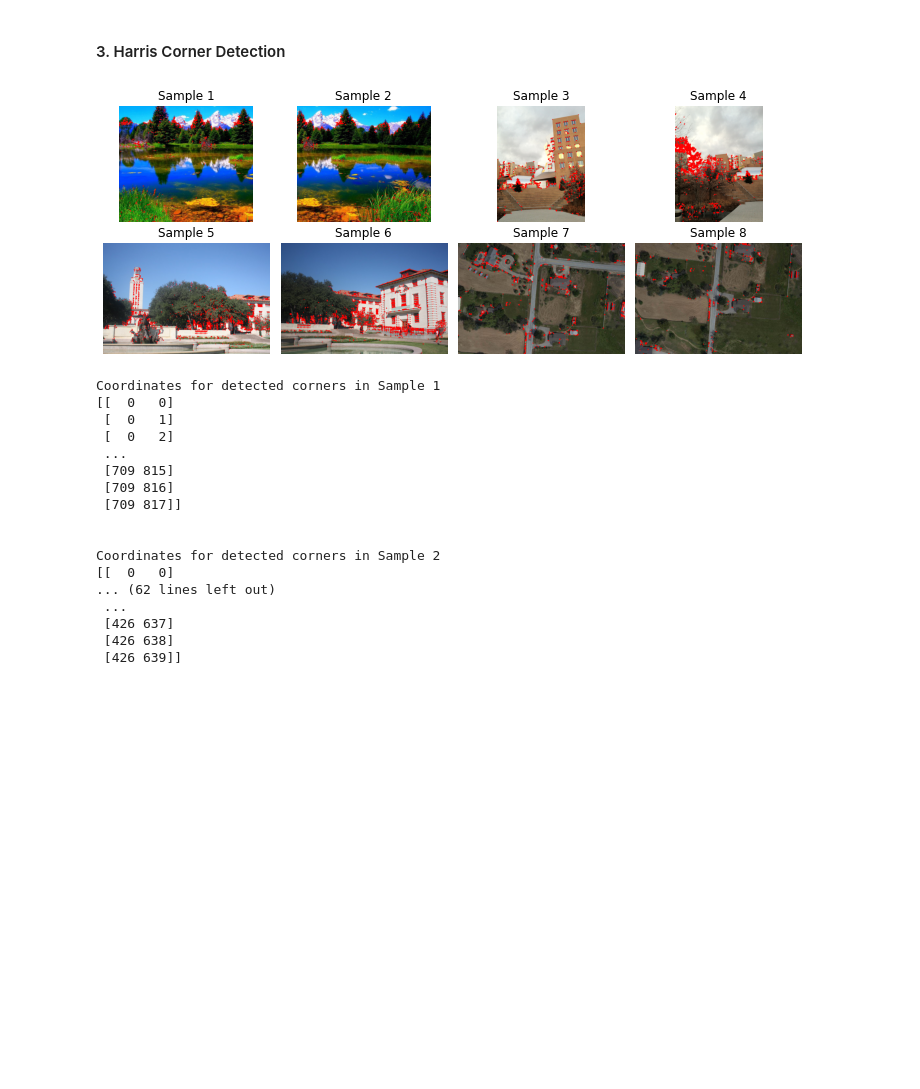
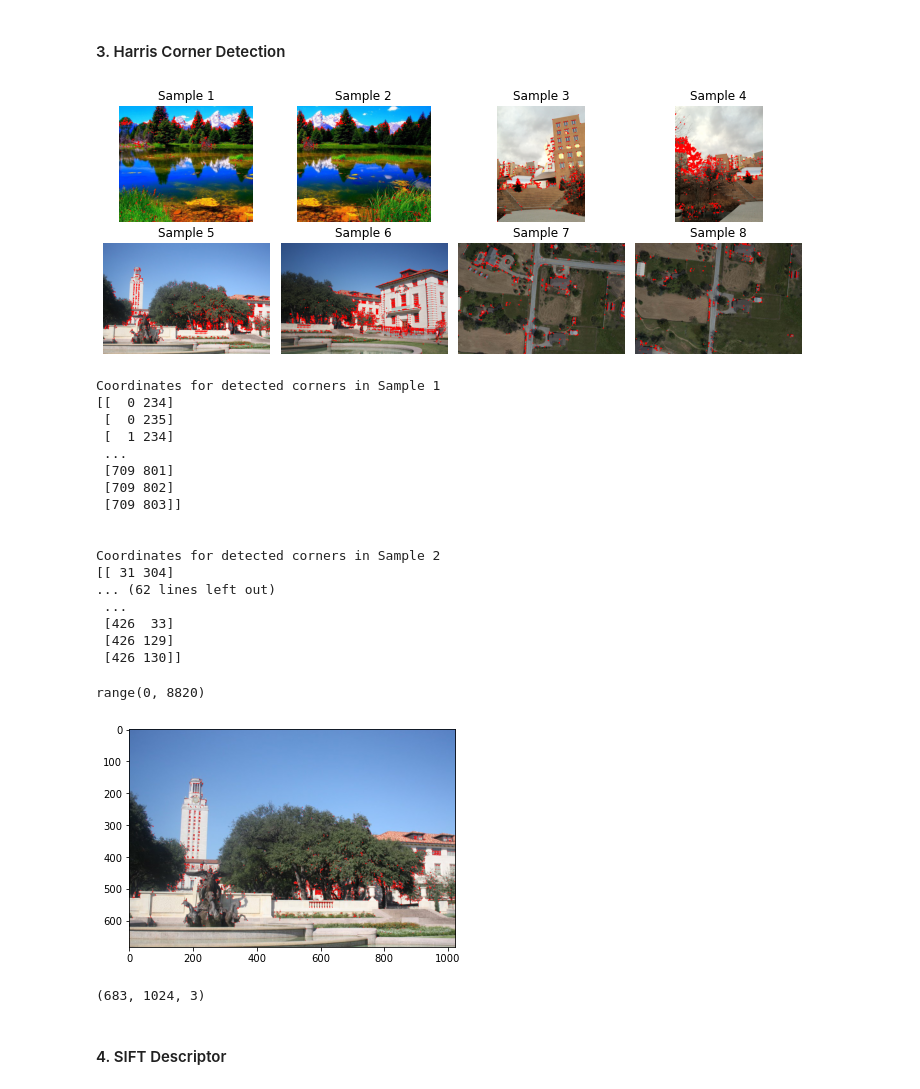
Before and after one commit to zdangz/Image-Stitching, a Jupyter notebook: Image Stitching.ipynb, the cells around one changed output. Saved outputs shown, nothing was run; the diff lists cells and outputs as text; code cells hidden in the pictures; blank space fills up the shorter version.

```diff
--- a/Image Stitching.ipynb
+++ b/Image Stitching.ipynb
@@ -47,22 +47,26 @@ plt.show()
 def harris(img_dir):
     img = cv2.imread(img_dir)
     gray = cv2.cvtColor(img,cv2.COLOR_BGR2GRAY)  # Turn image to gray
-
+    gray = np.float32(gray)
     harris = cv2.cornerHarris(gray,2,3,0.04)  # blockSize=2, ksize=3, k=0.04
 
+
     # Normalize for visualization
-    harris_norm = np.empty(harris.shape, dtype=np.float32)
-    cv2.normalize(harris, harris_norm, alpha=0, beta=255, norm_type=cv2.NORM_MINMAX)
-    harris_norm_scaled = cv2.convertScaleAbs(harris_norm)
+    #harris_norm = np.empty(harris.shape, dtype=np.float32)
+    #cv2.normalize(harris, harris_norm, alpha=0, beta=1, norm_type=cv2.NORM_MINMAX)
+    #harris_norm_scaled = cv2.convertScaleAbs(harris_norm)
+    #corner_coords = np.argwhere(harris_norm > 0.01 * harris_norm.max())
 
     # Get coordinates of detected corners
-    corner_coords = np.argwhere(harris_norm > 0.01 * harris_norm.max())
+    corner_coords = np.argwhere(harris>0.01*harris.max())
 
     # Result is dilated for marking the corners, not important
     harris = cv2.dilate(harris,None)
 
+
     # Threshold for an optimal value, it may vary depending on the image.
     img[harris>0.01*harris.max()]=[0,0,255]
+
 
     img_color = cv2.cvtColor(img, cv2.COLOR_BGR2RGB)
 
@@ -72,15 +76,6 @@ def harris(img_dir):
     #plt.show()
 
     return img_color, corner_coords # 2 outputs
-
-
-
-
-def sift_descriptor(img, corners):
-    keypoints = [cv2.KeyPoint(x, y,1) for x, y in corners]
-    sift = cv2.SIFT_create()
-    _, descriptors = sift.compute(img, keypoints)
-    return descriptors
 # %%
 fig, axs = plt.subplots(2, 4,figsize=(10, 4))
 
@@ -124,19 +119,37 @@ for i in range(1, 9):
 # %% [output]
 [figure]
 Coordinates for detected corners in Sample 1
-[[  0   0]
- [  0   1]
- [  0   2]
+[[  0 234]
+ [  0 235]
+ [  1 234]
  ...
- [709 815]
- [709 816]
- [709 817]]
+ [709 801]
+ [709 802]
+ [709 803]]
 
 
 Coordinates for detected corners in Sample 2
-[[  0   0]
+[[ 31 304]
 ... (62 lines left out)
  ...
- [426 637]
- [426 638]
- [426 639]]
+ [426  33]
+ [426 129]
+ [426 130]]
+# %%
+img = cv2.imread("/Users/azd/Desktop/CV - Assignment 2/image pairs/image pairs_03_01.jpg")
+outputs = harris("/Users/azd/Desktop/CV - Assignment 2/image pairs/image pairs_03_01.jpg")
+#print(outputs[1][580778][0])
+print(range(len(outputs[1])))
+for n in range(len(outputs[1])):
+    img[outputs[1][n][0]][outputs[1][n][1]]=[0, 0, 255]
+
+img = cv2.cvtColor(img, cv2.COLOR_BGR2RGB)
+plt.imshow(img)
+plt.show()
+print(img.shape)
+# %% [output]
+range(0, 8820)
+[figure, added]
+(683, 1024, 3)
+# %% [markdown]
+#### 4. SIFT Descriptor
```
Also changed, not shown: parts of 2 cells of this notebook.
